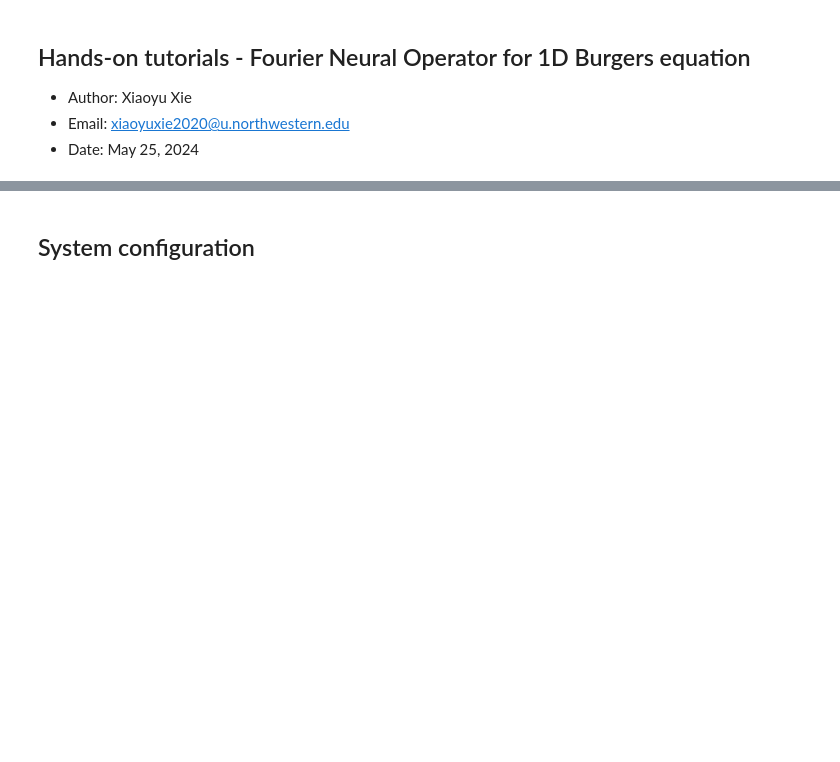
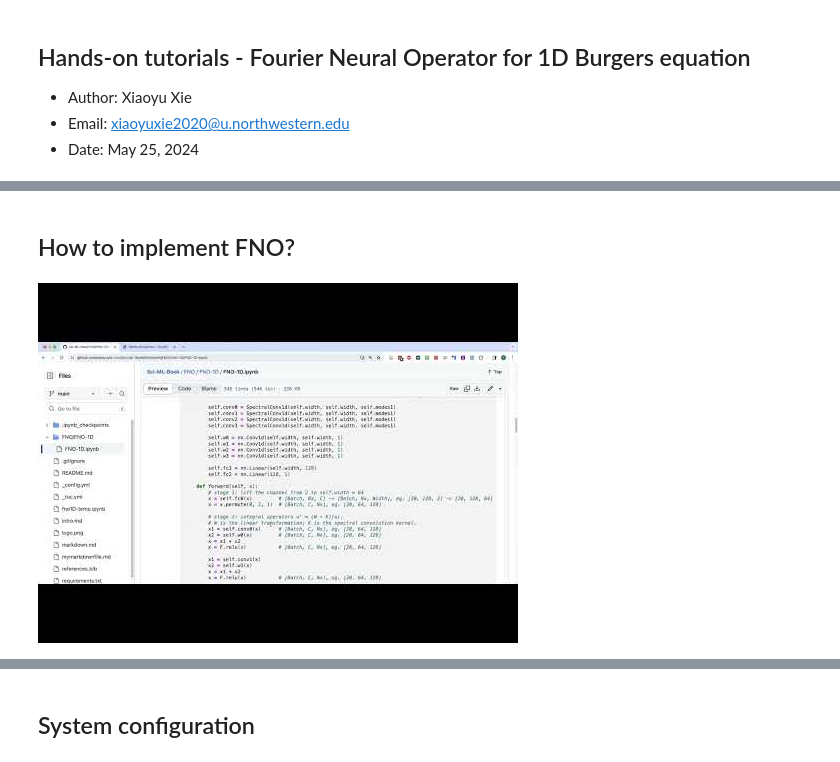
Before and after one commit to xiaoyuxie-vico/Sci-ML-Book, a Jupyter notebook: _sources/FNO/FNO-1D/FNO-1D.ipynb, the cells around one changed output, grey strips where cells are left out. Saved outputs shown, nothing was run; the diff lists cells and outputs as text; code cells hidden in the pictures; blank space fills up the shorter version.

```diff
--- a/_sources/FNO/FNO-1D/FNO-1D.ipynb
+++ b/_sources/FNO/FNO-1D/FNO-1D.ipynb
@@ -6,0 +21,7 @@
+# %% [markdown]
+## How to implement FNO?
+# %%
+from IPython.display import YouTubeVideo
+YouTubeVideo('Syf0RNt3EkM', width=700, height=400)
+# %% [output]
+[figure, added]
```
Also changed, not shown: parts of 11 cells of this notebook, 9 other files.
